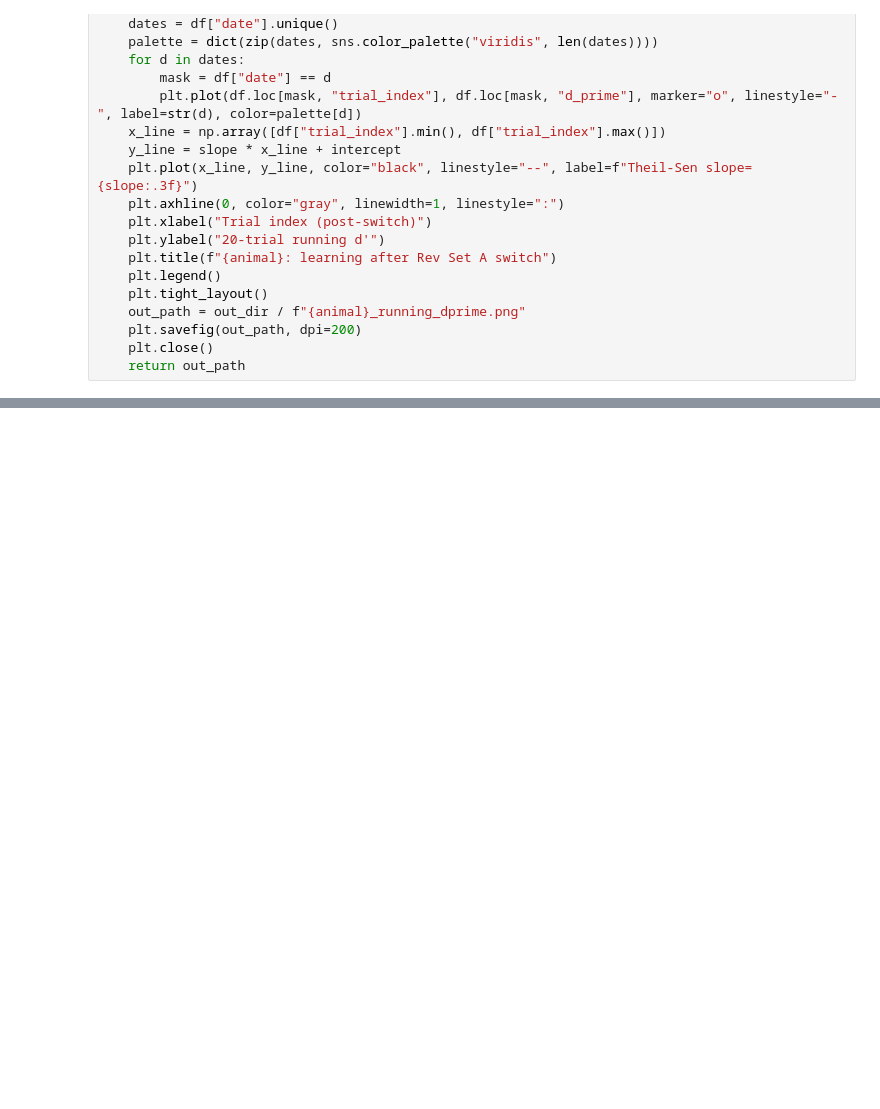
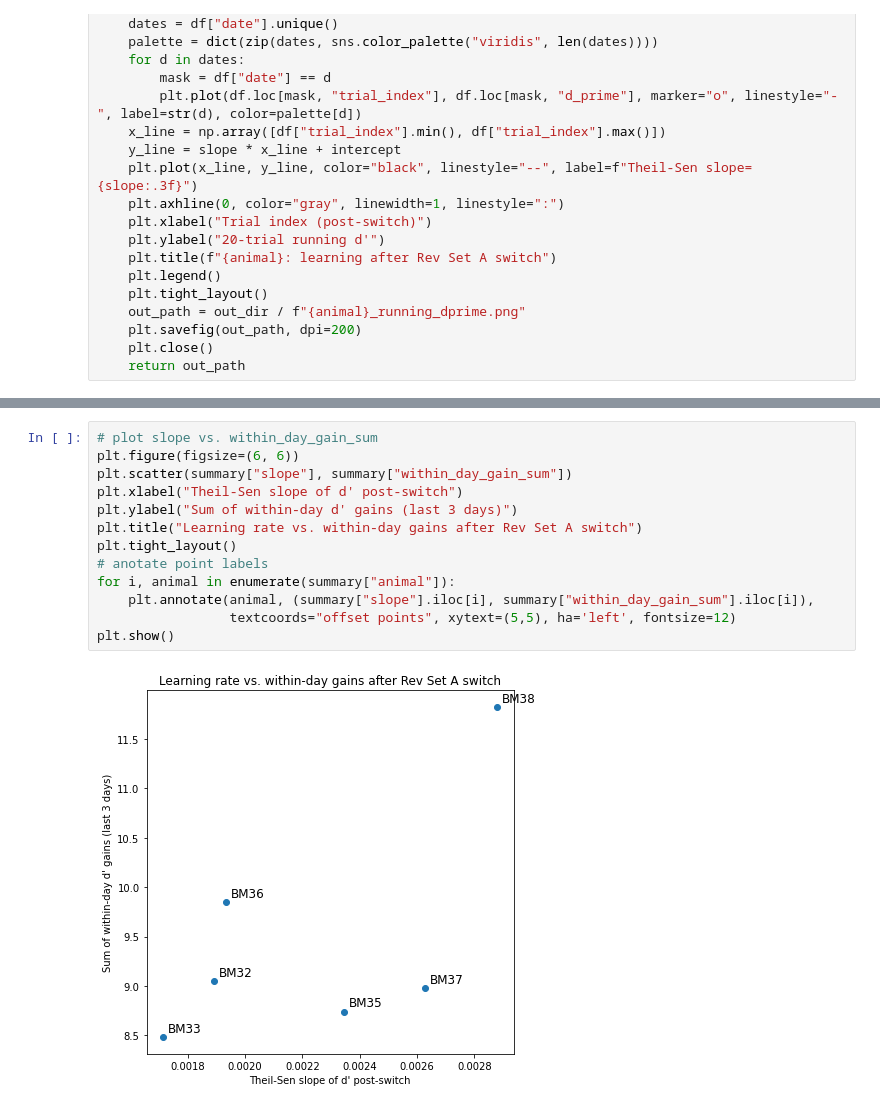
Before and after one commit to boazmohar/DELTA_Behavior, a Jupyter notebook: notebooks/dprime_learning_after_switch.ipynb, the cells around one changed output, grey strips where cells are left out. Cells and saved outputs as stored; diff of their text form; blank space fills up the shorter version.

```diff
--- a/notebooks/dprime_learning_after_switch.ipynb
+++ b/notebooks/dprime_learning_after_switch.ipynb
@@ -234,0 +277,15 @@ summary
+# %%
+# plot slope vs. within_day_gain_sum
+plt.figure(figsize=(6, 6))
+plt.scatter(summary["slope"], summary["within_day_gain_sum"])
+plt.xlabel("Theil-Sen slope of d' post-switch")
+plt.ylabel("Sum of within-day d' gains (last 3 days)")
+plt.title("Learning rate vs. within-day gains after Rev Set A switch")
+plt.tight_layout()
+# anotate point labels
+for i, animal in enumerate(summary["animal"]):
+    plt.annotate(animal, (summary["slope"].iloc[i], summary["within_day_gain_sum"].iloc[i]),
+                 textcoords="offset points", xytext=(5,5), ha='left', fontsize=12)
+plt.show()
+# %% [output]
+[figure, added]
```
Also changed, not shown: parts of 10 cells of this notebook, 2 other files.
